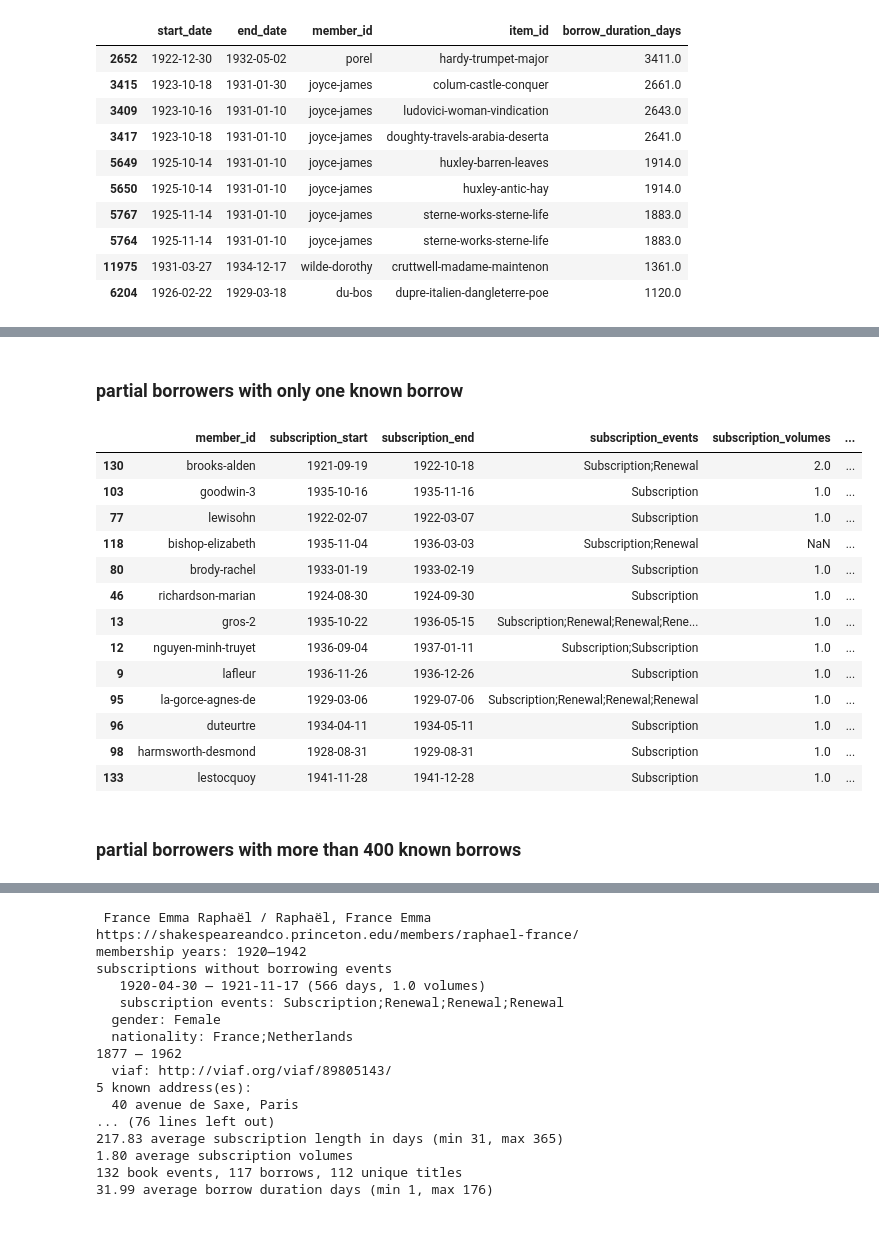
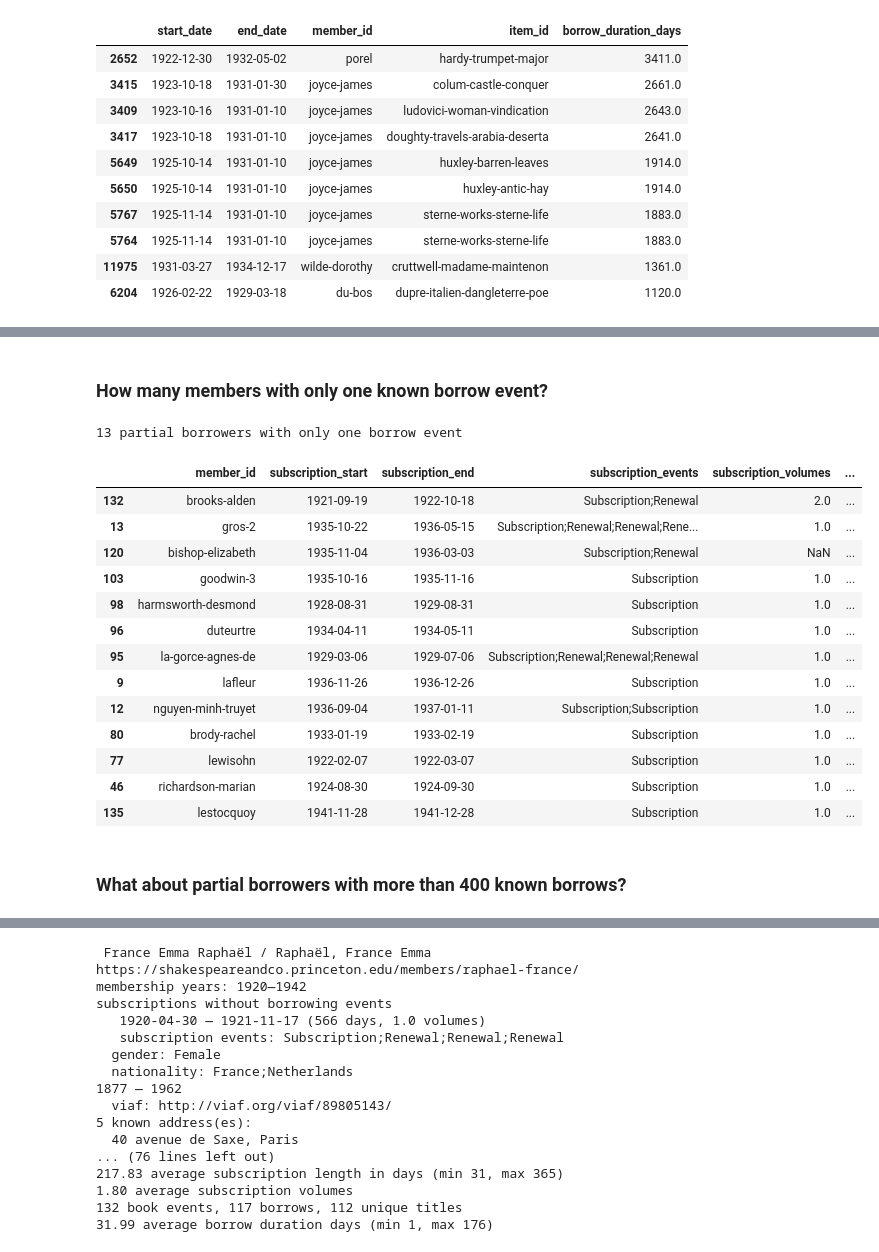
Before and after one commit to rlskoeser/shxco-missingdata-specreading, a Jupyter notebook: speculative_reading/PartialBorrowers.ipynb, the cells around one changed output, grey strips where cells are left out. Drawn from its saved outputs; the diff is of its cells as text; code cells hidden in the pictures.

```diff
--- a/speculative_reading/PartialBorrowers.ipynb
+++ b/speculative_reading/PartialBorrowers.ipynb
@@ -169,21 +137,26 @@ mean 75.83582089552239
 # %% [markdown]
-### partial borrowers with only one known borrow
+### How many members with only one known borrow event?
-# %%
-partial_borrowers[partial_borrowers.known_borrows == 1]
-# %% [output]
-|  | member_id | subscription_start | subscription_end | subscription_events | subscription_volumes | ... |
-| 130 | brooks-alden | 1921-09-19 | 1922-10-18 | Subscription;Renewal | 2.0 | ... |
-| 103 | goodwin-3 | 1935-10-16 | 1935-11-16 | Subscription | 1.0 | ... |
-| 77 | lewisohn | 1922-02-07 | 1922-03-07 | Subscription | 1.0 | ... |
-| 118 | bishop-elizabeth | 1935-11-04 | 1936-03-03 | Subscription;Renewal | NaN | ... |
-| 80 | brody-rachel | 1933-01-19 | 1933-02-19 | Subscription | 1.0 | ... |
-| 46 | richardson-marian | 1924-08-30 | 1924-09-30 | Subscription | 1.0 | ... |
-| 13 | gros-2 | 1935-10-22 | 1936-05-15 | Subscription;Renewal;Renewal;Rene... | 1.0 | ... |
-| 12 | nguyen-minh-truyet | 1936-09-04 | 1937-01-11 | Subscription;Subscription | 1.0 | ... |
-| 9 | lafleur | 1936-11-26 | 1936-12-26 | Subscription | 1.0 | ... |
-| 95 | la-gorce-agnes-de | 1929-03-06 | 1929-07-06 | Subscription;Renewal;Renewal;Renewal | 1.0 | ... |
-| 96 | duteurtre | 1934-04-11 | 1934-05-11 | Subscription | 1.0 | ... |
-| 98 | harmsworth-desmond | 1928-08-31 | 1929-08-31 | Subscription | 1.0 | ... |
-| 133 | lestocquoy | 1941-11-28 | 1941-12-28 | Subscription | 1.0 | ... |
+# %%
+single_borrows = partial_borrowers[partial_borrowers.known_borrows == 1]
+
+print(f"{len(single_borrows)} partial borrowers with only one borrow event")
+
+single_borrows
+# %% [output]
+13 partial borrowers with only one borrow event
+|  | member_id | subscription_start | subscription_end | subscription_events | subscription_volumes | ... |
+| 132 | brooks-alden | 1921-09-19 | 1922-10-18 | Subscription;Renewal | 2.0 | ... |
+| 13 | gros-2 | 1935-10-22 | 1936-05-15 | Subscription;Renewal;Renewal;Rene... | 1.0 | ... |
+| 120 | bishop-elizabeth | 1935-11-04 | 1936-03-03 | Subscription;Renewal | NaN | ... |
+| 103 | goodwin-3 | 1935-10-16 | 1935-11-16 | Subscription | 1.0 | ... |
+| 98 | harmsworth-desmond | 1928-08-31 | 1929-08-31 | Subscription | 1.0 | ... |
+| 96 | duteurtre | 1934-04-11 | 1934-05-11 | Subscription | 1.0 | ... |
+| 95 | la-gorce-agnes-de | 1929-03-06 | 1929-07-06 | Subscription;Renewal;Renewal;Renewal | 1.0 | ... |
+| 9 | lafleur | 1936-11-26 | 1936-12-26 | Subscription | 1.0 | ... |
+| 12 | nguyen-minh-truyet | 1936-09-04 | 1937-01-11 | Subscription;Subscription | 1.0 | ... |
+| 80 | brody-rachel | 1933-01-19 | 1933-02-19 | Subscription | 1.0 | ... |
+| 77 | lewisohn | 1922-02-07 | 1922-03-07 | Subscription | 1.0 | ... |
+| 46 | richardson-marian | 1924-08-30 | 1924-09-30 | Subscription | 1.0 | ... |
+| 135 | lestocquoy | 1941-11-28 | 1941-12-28 | Subscription | 1.0 | ... |
 # %% [markdown]
-### partial borrowers with more than 400 known borrows
+### What about partial borrowers with more than 400 known borrows?
```
Also changed, not shown: parts of 29 cells of this notebook, 1 other file.
